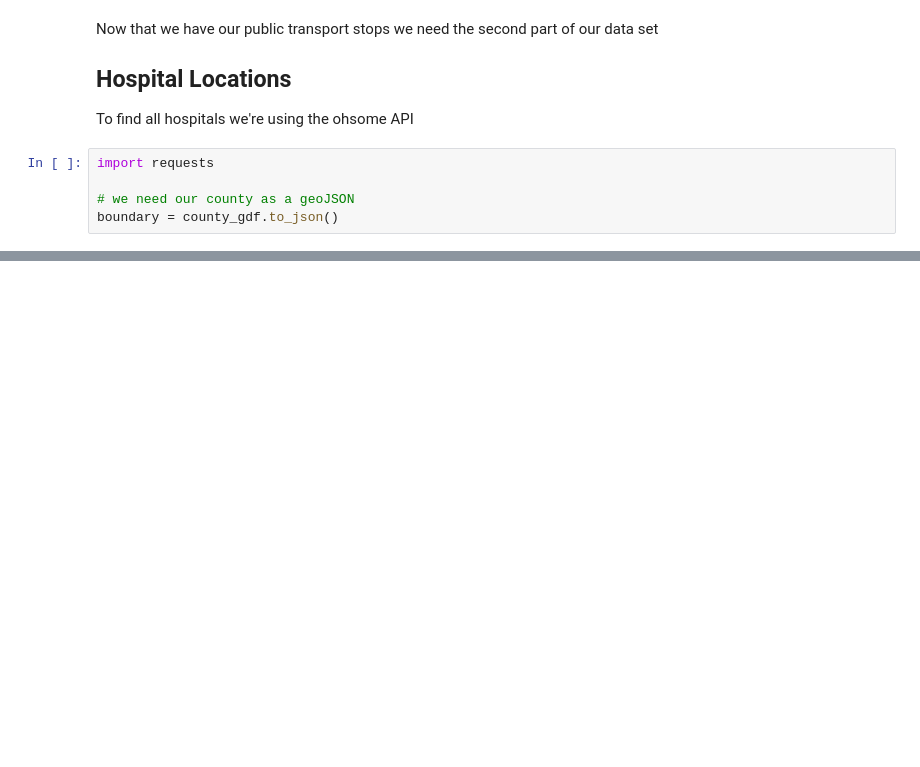
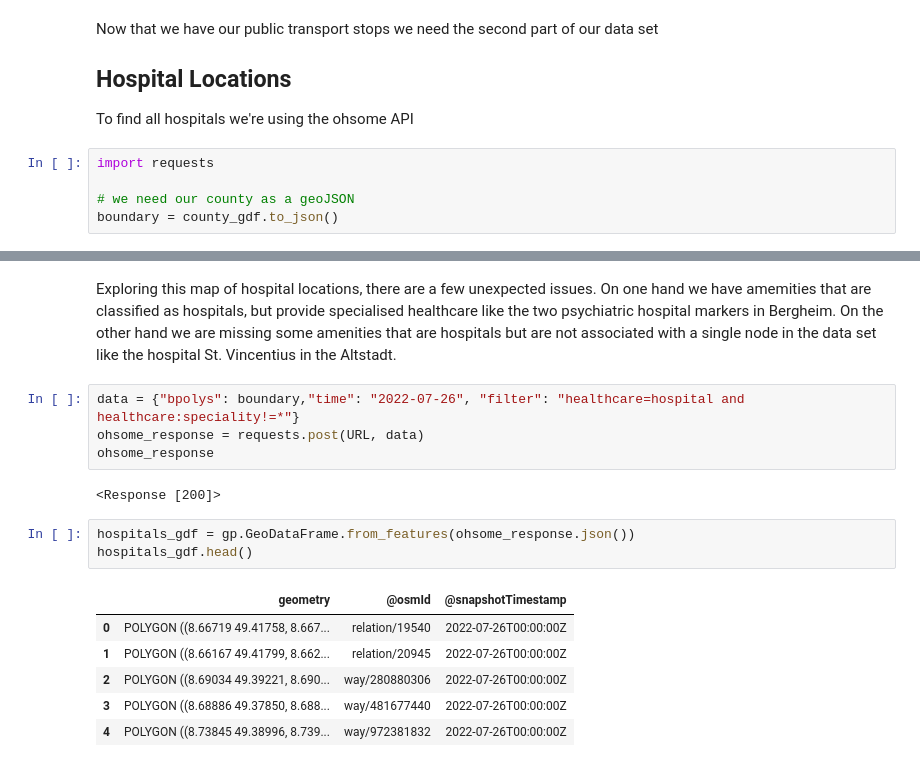
Before and after one commit to Chwiggy/2022-08-31_FinalAssignment, a Jupyter notebook: 2022-08-05_Methods.ipynb, the cells around one changed output, grey strips where cells are left out. Cells and saved outputs as stored; diff of their text form; blank space fills up the shorter version.

```diff
--- a/2022-08-05_Methods.ipynb
+++ b/2022-08-05_Methods.ipynb
@@ -184,0 +199,18 @@ Not yet working
+# %% [markdown]
+Exploring this map of hospital locations, there are a few unexpected issues. On one hand we have amemities that are classified as hospitals, but provide specialised healthcare like the two psychiatric hospital markers in Bergheim. On the other hand we are missing some amenities that are hospitals but are not associated with a single node in the data set like the hospital St. Vincentius in the Altstadt.
+# %%
+data = {"bpolys": boundary,"time": "2022-07-26", "filter": "healthcare=hospital and healthcare:speciality!=*"}
+ohsome_response = requests.post(URL, data)
+ohsome_response
+# %% [output]
+<Response [200]>
+# %%
+hospitals_gdf = gp.GeoDataFrame.from_features(ohsome_response.json())
+hospitals_gdf.head()
+# %% [output]
+|  | geometry | @osmId | @snapshotTimestamp |
+| 0 | POLYGON ((8.66719 49.41758, 8.667... | relation/19540 | 2022-07-26T00:00:00Z |
+| 1 | POLYGON ((8.66167 49.41799, 8.662... | relation/20945 | 2022-07-26T00:00:00Z |
+| 2 | POLYGON ((8.69034 49.39221, 8.690... | way/280880306 | 2022-07-26T00:00:00Z |
+| 3 | POLYGON ((8.68886 49.37850, 8.688... | way/481677440 | 2022-07-26T00:00:00Z |
+| 4 | POLYGON ((8.73845 49.38996, 8.739... | way/972381832 | 2022-07-26T00:00:00Z |
```
Also changed, not shown: parts of 31 cells of this notebook, 5 other files.
